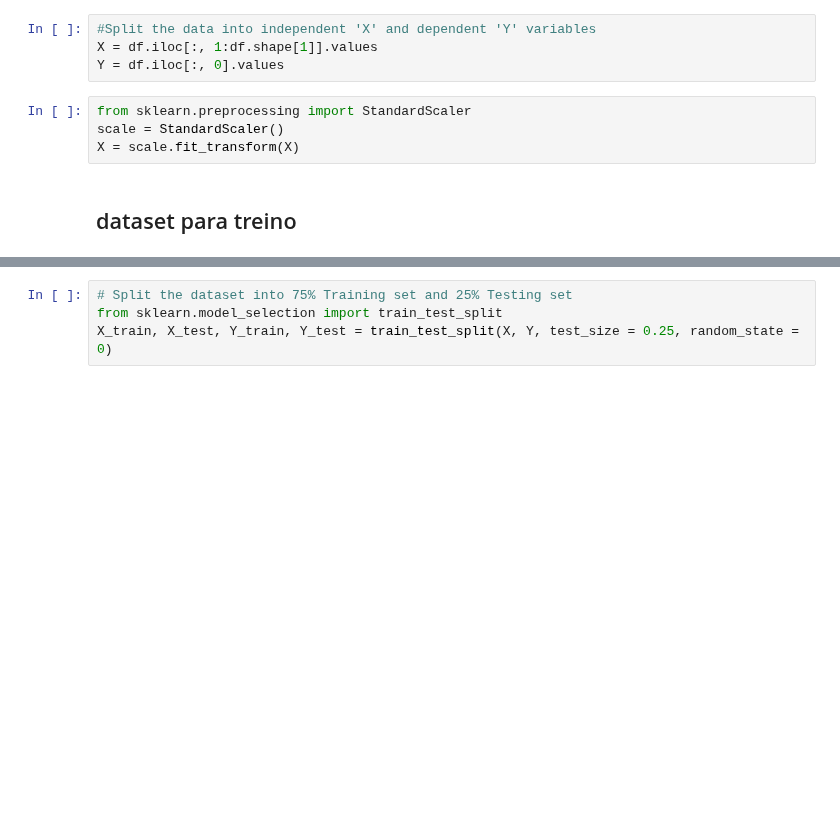
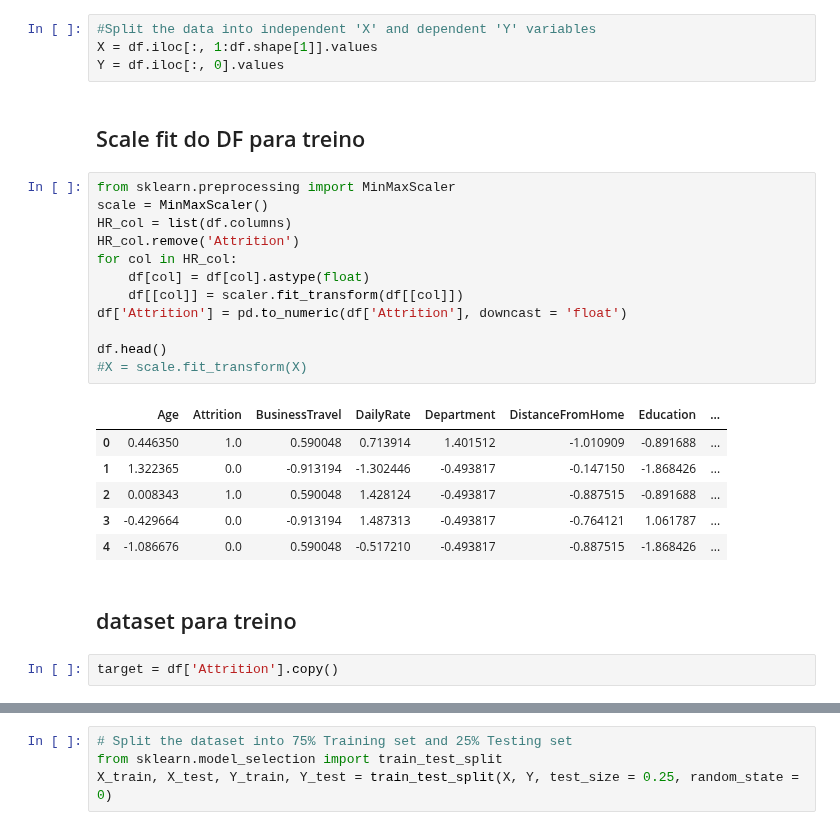
Before and after one commit to catarinatomasr/projectoEDSB, a Jupyter notebook: Projecto.ipynb, the cells around one changed output, grey strips where cells are left out. Saved outputs shown, nothing was run; the diff lists cells and outputs as text; blank space fills up the shorter version.

```diff
--- a/Projecto.ipynb
+++ b/Projecto.ipynb
@@ -267,9 +359,28 @@ df = df.drop(columns = ['EmployeeNumber','Over18','StandardHours'])
 #Split the data into independent 'X' and dependent 'Y' variables
 X = df.iloc[:, 1:df.shape[1]].values
 Y = df.iloc[:, 0].values
-# %%
-from sklearn.preprocessing import StandardScaler
-scale = StandardScaler()
-X = scale.fit_transform(X)
+# %% [markdown]
+## Scale fit do DF para treino
+# %%
+from sklearn.preprocessing import MinMaxScaler
+scale = MinMaxScaler()
+HR_col = list(df.columns)
+HR_col.remove('Attrition')
+for col in HR_col:
+    df[col] = df[col].astype(float)
+    df[[col]] = scaler.fit_transform(df[[col]])
+df['Attrition'] = pd.to_numeric(df['Attrition'], downcast = 'float')
+
+df.head()
+#X = scale.fit_transform(X)
+# %% [output]
+|  | Age | Attrition | BusinessTravel | DailyRate | Department | DistanceFromHome | Education | ... |
+| 0 | 0.446350 | 1.0 | 0.590048 | 0.713914 | 1.401512 | -1.010909 | -0.891688 | ... |
+| 1 | 1.322365 | 0.0 | -0.913194 | -1.302446 | -0.493817 | -0.147150 | -1.868426 | ... |
+| 2 | 0.008343 | 1.0 | 0.590048 | 1.428124 | -0.493817 | -0.887515 | -0.891688 | ... |
+| 3 | -0.429664 | 0.0 | -0.913194 | 1.487313 | -0.493817 | -0.764121 | 1.061787 | ... |
+| 4 | -1.086676 | 0.0 | 0.590048 | -0.517210 | -0.493817 | -0.887515 | -1.868426 | ... |
 # %% [markdown]
 ## dataset para treino
+# %%
+target = df['Attrition'].copy()
```
Also changed, not shown: parts of 21 cells of this notebook.
